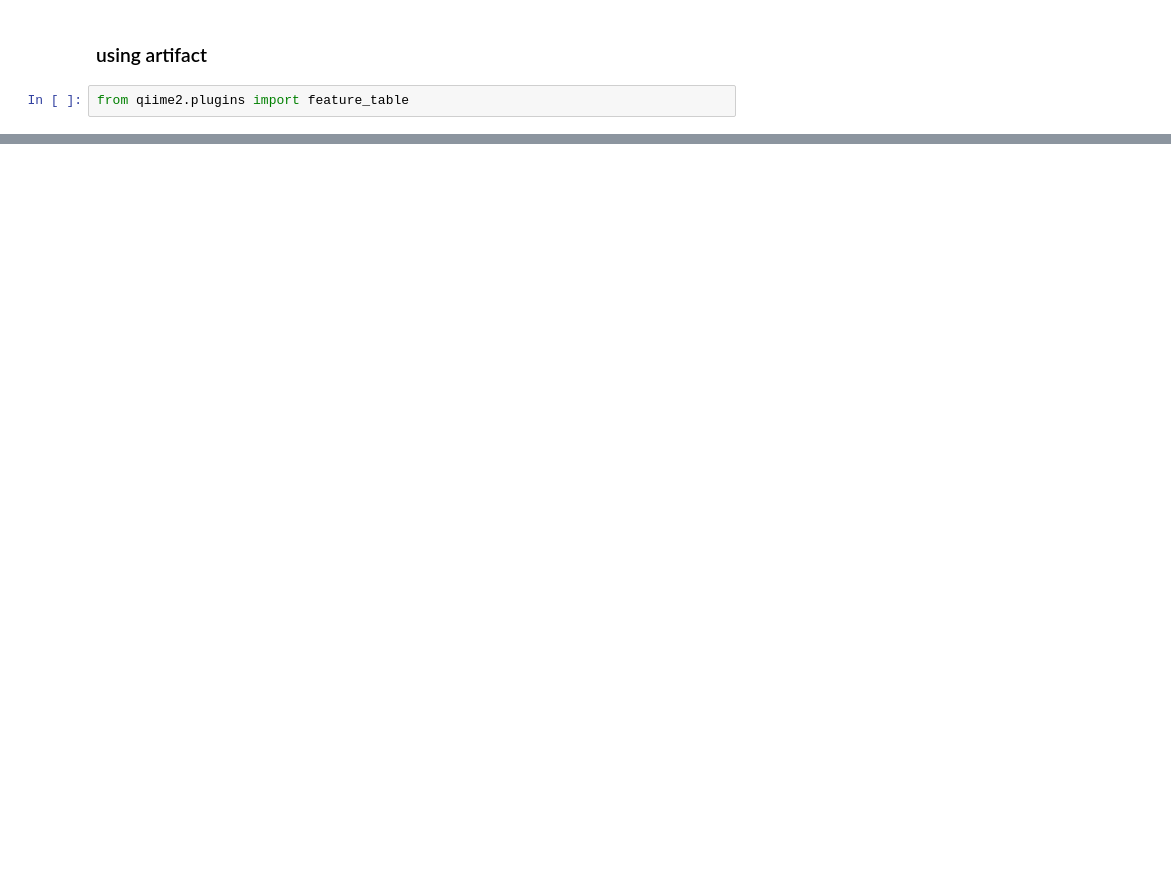
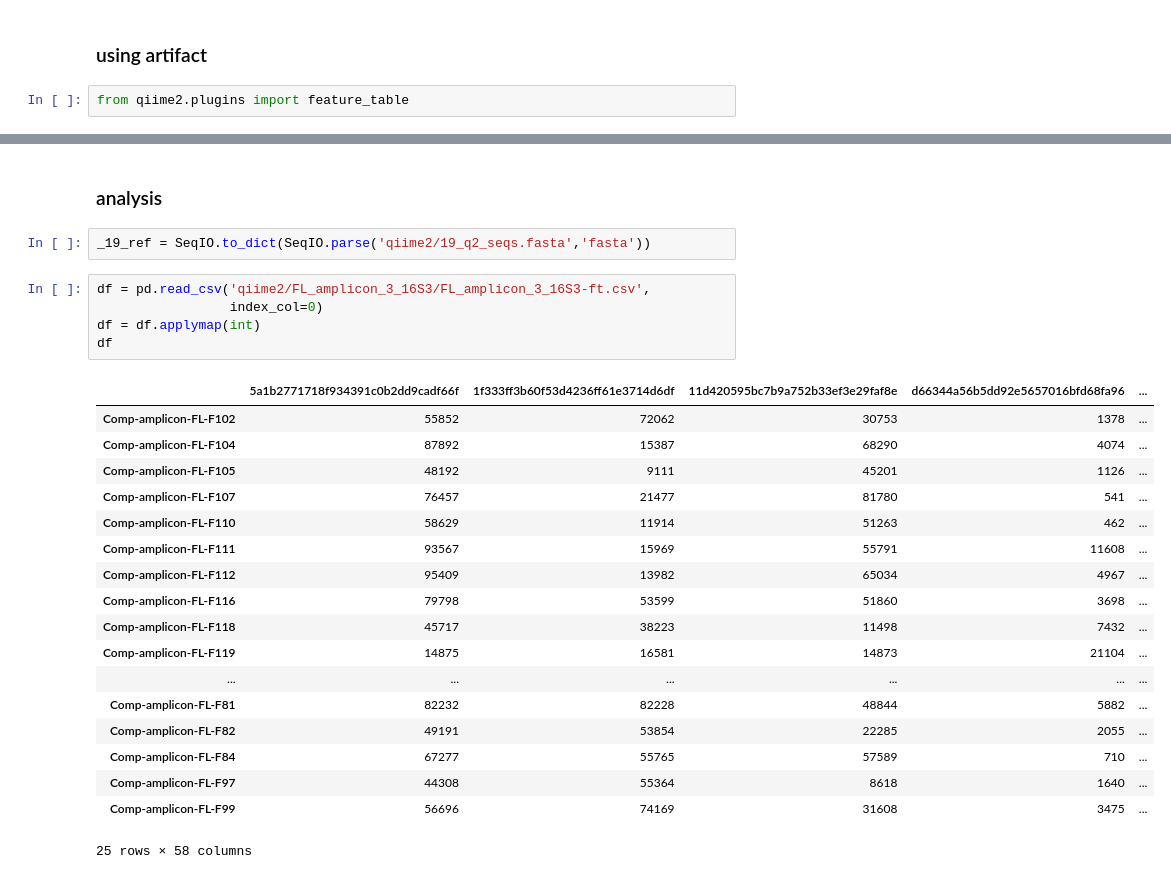
Before and after one commit to JJChenCharly/Microbiome_nearest_seed_annotation, a Jupyter notebook: Nearest_seed_annotation/q2_for_all.ipynb, the cells around one changed output, grey strips where cells are left out. Saved outputs shown, nothing was run; the diff lists cells and outputs as text; blank space fills up the shorter version.

```diff
--- a/Nearest_seed_annotation/q2_for_all.ipynb
+++ b/Nearest_seed_annotation/q2_for_all.ipynb
@@ -879,0 +1019,28 @@ parallel -j 16 qiime tools extract \
+# %% [markdown]
+### analysis
+# %%
+_19_ref = SeqIO.to_dict(SeqIO.parse('qiime2/19_q2_seqs.fasta','fasta'))
+# %%
+df = pd.read_csv('qiime2/FL_amplicon_3_16S3/FL_amplicon_3_16S3-ft.csv',
+                 index_col=0)
+df = df.applymap(int)
+df
+# %% [output]
+|  | 5a1b2771718f934391c0b2dd9cadf66f | 1f333ff3b60f53d4236ff61e3714d6df | 11d420595bc7b9a752b33ef3e29faf8e | d66344a56b5dd92e5657016bfd68fa96 | ... |
+| Comp-amplicon-FL-F102 | 55852 | 72062 | 30753 | 1378 | ... |
+| Comp-amplicon-FL-F104 | 87892 | 15387 | 68290 | 4074 | ... |
+| Comp-amplicon-FL-F105 | 48192 | 9111 | 45201 | 1126 | ... |
+| Comp-amplicon-FL-F107 | 76457 | 21477 | 81780 | 541 | ... |
+| Comp-amplicon-FL-F110 | 58629 | 11914 | 51263 | 462 | ... |
+| Comp-amplicon-FL-F111 | 93567 | 15969 | 55791 | 11608 | ... |
+| Comp-amplicon-FL-F112 | 95409 | 13982 | 65034 | 4967 | ... |
+| Comp-amplicon-FL-F116 | 79798 | 53599 | 51860 | 3698 | ... |
+| Comp-amplicon-FL-F118 | 45717 | 38223 | 11498 | 7432 | ... |
+| Comp-amplicon-FL-F119 | 14875 | 16581 | 14873 | 21104 | ... |
+| ... | ... | ... | ... | ... | ... |
+| Comp-amplicon-FL-F81 | 82232 | 82228 | 48844 | 5882 | ... |
+| Comp-amplicon-FL-F82 | 49191 | 53854 | 22285 | 2055 | ... |
+| Comp-amplicon-FL-F84 | 67277 | 55765 | 57589 | 710 | ... |
+| Comp-amplicon-FL-F97 | 44308 | 55364 | 8618 | 1640 | ... |
+| Comp-amplicon-FL-F99 | 56696 | 74169 | 31608 | 3475 | ... |
+25 rows × 58 columns
```
Also changed, not shown: parts of 88 cells of this notebook, 1 other file.
